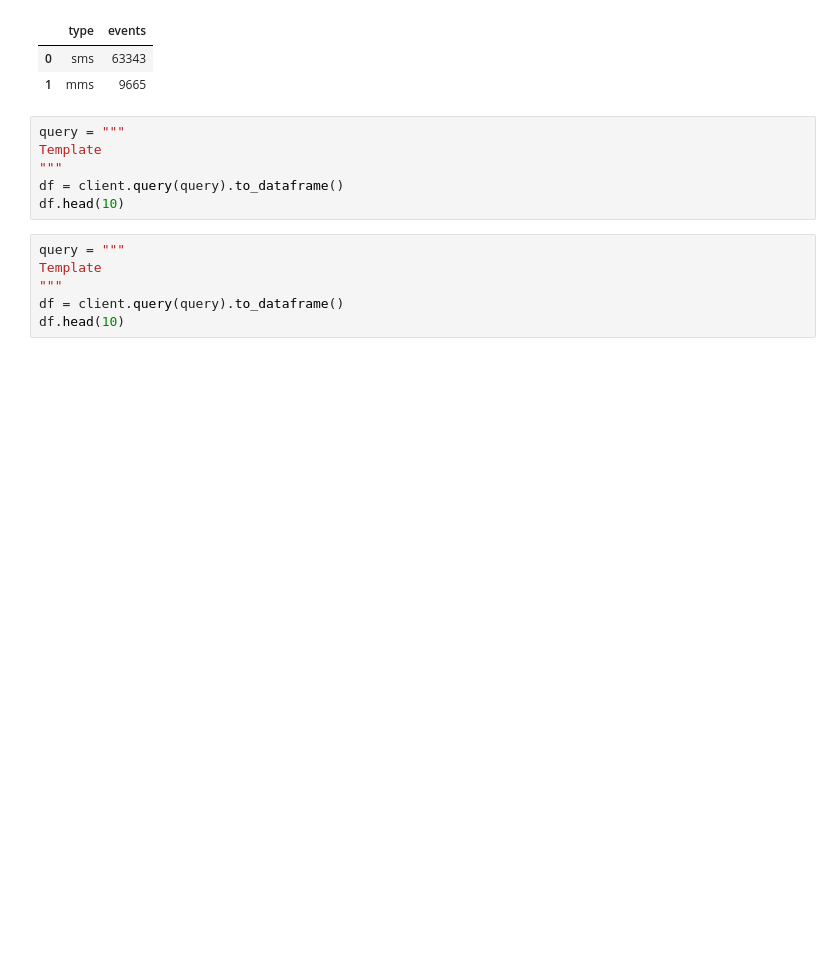
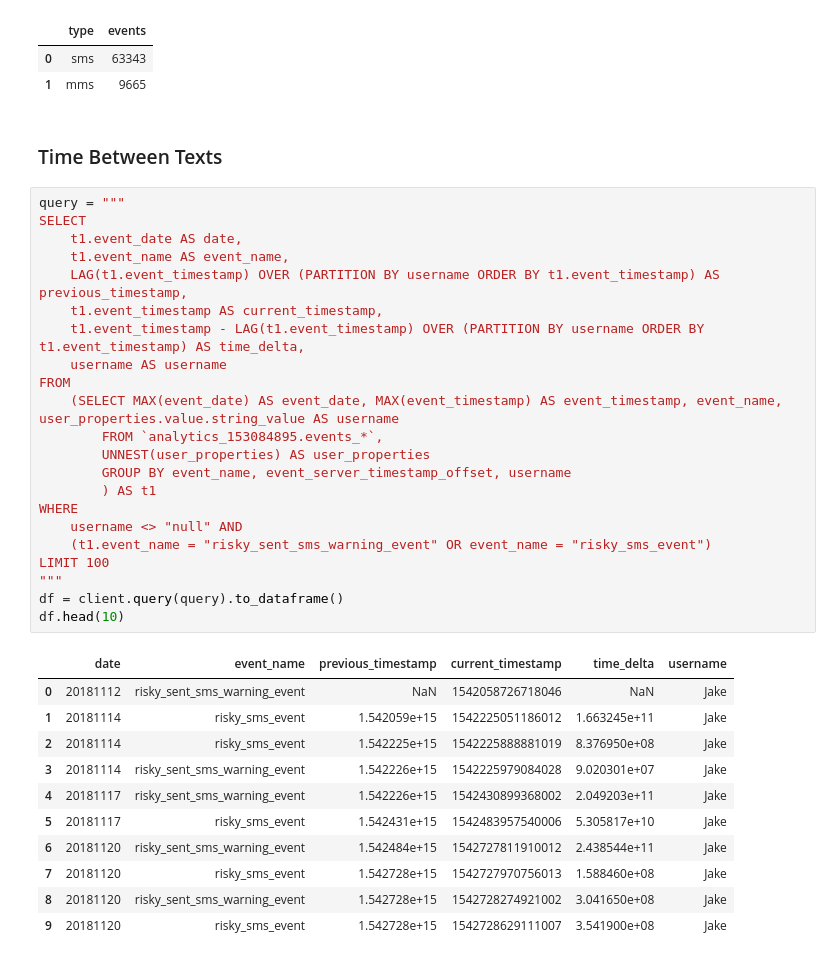
Before and after one commit to HeyCharlie2016/analysis, a Jupyter notebook: notebooks/SQLLibrary.ipynb, the cells around one changed output. Drawn from its saved outputs; the diff is of its cells as text; blank space fills up the shorter version.

Commit message:
Full Query Library
Includes all the saved BigQuery queries
Next todo: cover all the queries in google data studio

```diff
--- a/notebooks/SQLLibrary.ipynb
+++ b/notebooks/SQLLibrary.ipynb
@@ -655,15 +692,39 @@ df.head(10)
 |  | type | events |
 | 0 | sms | 63343 |
 | 1 | mms | 9665 |
-# %%
-query = """
-Template
-"""
-df = client.query(query).to_dataframe()
-df.head(10)
-# %%
-query = """
-Template
-"""
-df = client.query(query).to_dataframe()
-df.head(10)
+# %% [markdown]
+### Time Between Texts
+# %%
+query = """
+SELECT
+    t1.event_date AS date,
+    t1.event_name AS event_name,
+    LAG(t1.event_timestamp) OVER (PARTITION BY username ORDER BY t1.event_timestamp) AS previous_timestamp,
+    t1.event_timestamp AS current_timestamp,
+    t1.event_timestamp - LAG(t1.event_timestamp) OVER (PARTITION BY username ORDER BY t1.event_timestamp) AS time_delta,
+    username AS username
+FROM
+    (SELECT MAX(event_date) AS event_date, MAX(event_timestamp) AS event_timestamp, event_name, user_properties.value.string_value AS username
+        FROM `analytics_153084895.events_*`,
+        UNNEST(user_properties) AS user_properties
+        GROUP BY event_name, event_server_timestamp_offset, username
+        ) AS t1
+WHERE
+    username <> "null" AND
+    (t1.event_name = "risky_sent_sms_warning_event" OR event_name = "risky_sms_event")
+LIMIT 100
+"""
+df = client.query(query).to_dataframe()
+df.head(10)
+# %% [output]
+|  | date | event_name | previous_timestamp | current_timestamp | time_delta | username |
+| 0 | 20181112 | risky_sent_sms_warning_event | NaN | 1542058726718046 | NaN | Jake |
+| 1 | 20181114 | risky_sms_event | 1.542059e+15 | 1542225051186012 | 1.663245e+11 | Jake |
+| 2 | 20181114 | risky_sms_event | 1.542225e+15 | 1542225888881019 | 8.376950e+08 | Jake |
+| 3 | 20181114 | risky_sent_sms_warning_event | 1.542226e+15 | 1542225979084028 | 9.020301e+07 | Jake |
+| 4 | 20181117 | risky_sent_sms_warning_event | 1.542226e+15 | 1542430899368002 | 2.049203e+11 | Jake |
+| 5 | 20181117 | risky_sms_event | 1.542431e+15 | 1542483957540006 | 5.305817e+10 | Jake |
+| 6 | 20181120 | risky_sent_sms_warning_event | 1.542484e+15 | 1542727811910012 | 2.438544e+11 | Jake |
+| 7 | 20181120 | risky_sms_event | 1.542728e+15 | 1542727970756013 | 1.588460e+08 | Jake |
+| 8 | 20181120 | risky_sent_sms_warning_event | 1.542728e+15 | 1542728274921002 | 3.041650e+08 | Jake |
+| 9 | 20181120 | risky_sms_event | 1.542728e+15 | 1542728629111007 | 3.541900e+08 | Jake |
```
Also changed, not shown: parts of 7 cells of this notebook.
